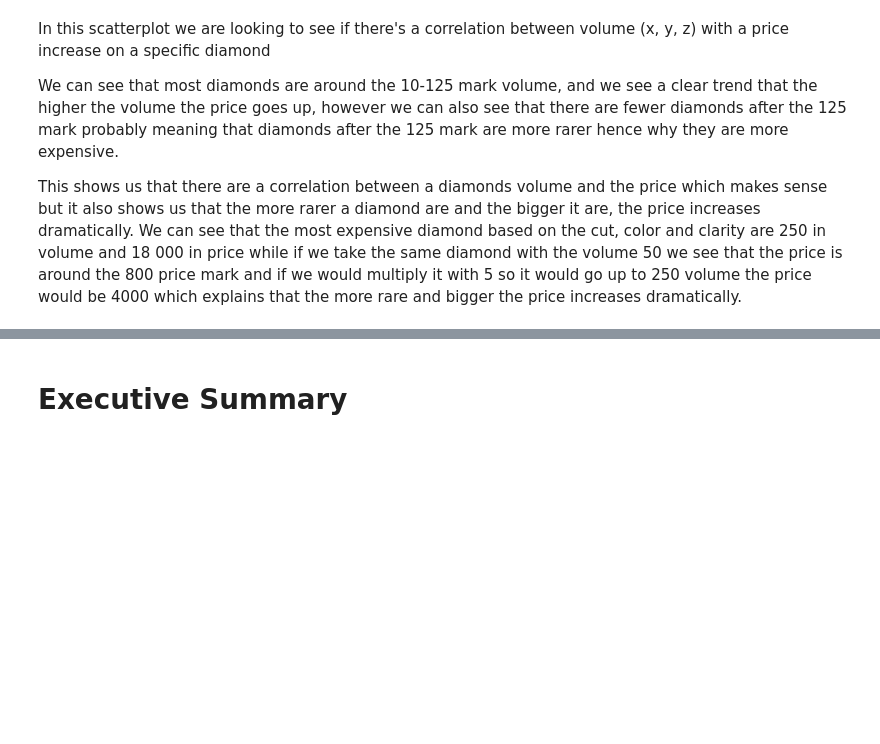
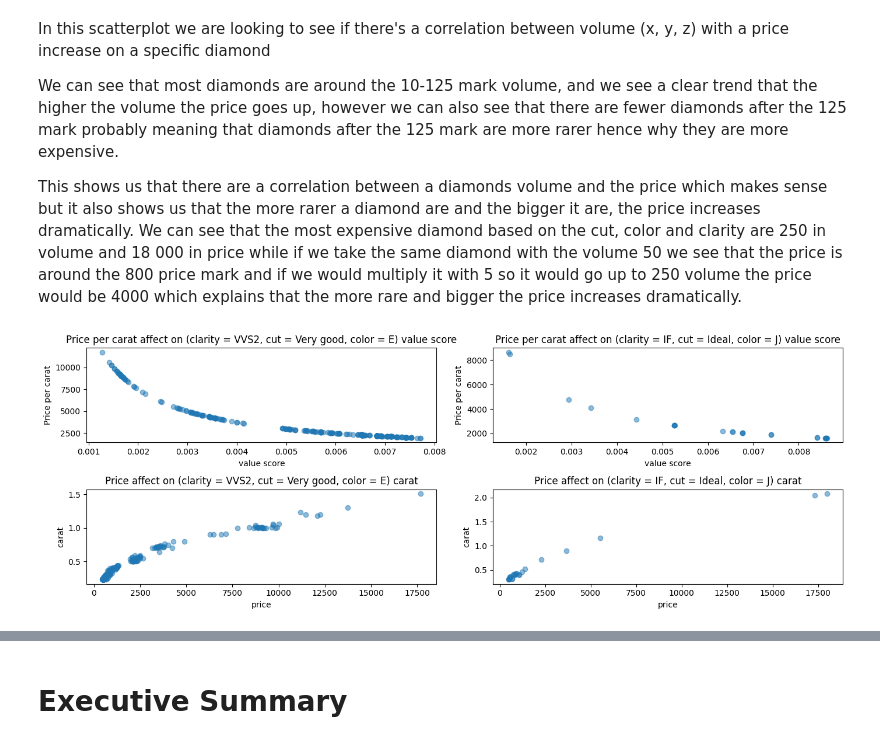
Before and after one commit to TimBjorkegren/Diamonds_Streamlit, a Jupyter notebook: jupyter_diamonds.ipynb, the cells around one changed output, grey strips where cells are left out. Cells and saved outputs as stored; diff of their text form; code cells hidden in the pictures; blank space fills up the shorter version.

Commit message:
added some more graphs

```diff
--- a/jupyter_diamonds.ipynb
+++ b/jupyter_diamonds.ipynb
@@ -415,7 +422,14 @@ price_change = data_diamonds[
     (data_diamonds['clarity'] == 'VVS2')
 ].copy()
 
+price_change_2 = data_diamonds[
+    (data_diamonds['cut'] == 'Ideal') &
+    (data_diamonds['color'] == 'J') &
+    (data_diamonds['clarity'] == 'IF')
+].copy()
+
 price_change['volume'] = price_change['x']  * price_change['y']  * price_change['z']
+price_change_2['volume'] = price_change['x']  * price_change['y']  * price_change['z']
 
 fig, ax = plt.subplots()
 ax.scatter(price_change['volume'], price_change['price'], alpha=0.5)
@@ -432,3 +446,28 @@ We can see that most diamonds are around the 10-125 mark volume, and we see a cl
 
 This shows us that there are a correlation between a diamonds volume and the price which makes sense but it also shows us that the more rarer a diamond are and the bigger it are, the price increases dramatically.
 We can see that the most expensive diamond based on the cut, color and clarity are 250 in volume and 18 000 in price while if we take the same diamond with the volume 50 we see that the price is around the 800 price mark and if we would multiply it with 5 so it would go up to 250 volume the price would be 4000 which explains that the more rare and bigger the price increases dramatically.
+# %%
+fig, ax = plt.subplots(2, 2, figsize=(14, 5))
+ax[0, 0].scatter(price_change['value_score'], price_change['price_per_carat'], alpha=0.5)
+ax[0, 0].set_xlabel('value score')
+ax[0, 0].set_ylabel('Price per carat')
+ax[0, 0].set_title('Price per carat affect on (clarity = VVS2, cut = Very good, color = E) value score')
+
+ax[0, 1].scatter(price_change_2['value_score'], price_change_2['price_per_carat'], alpha=0.5)
+ax[0, 1].set_xlabel('value score')
+ax[0, 1].set_ylabel('Price per carat')
+ax[0, 1].set_title('Price per carat affect on (clarity = IF, cut = Ideal, color = J) value score')
+
+ax[1, 0].scatter(price_change['price'], price_change['carat'], alpha=0.5)
+ax[1, 0].set_xlabel('price')
+ax[1, 0].set_ylabel('carat')
+ax[1, 0].set_title('Price affect on (clarity = VVS2, cut = Very good, color = E) carat')
+
+ax[1, 1].scatter(price_change_2['price'], price_change_2['carat'], alpha=0.5)
+ax[1, 1].set_xlabel('price')
+ax[1, 1].set_ylabel('carat')
+ax[1, 1].set_title('Price affect on (clarity = IF, cut = Ideal, color = J) carat')
+
+plt.tight_layout()
+# %% [output]
+[figure, added]
```
Also changed, not shown: parts of 5 cells of this notebook.
